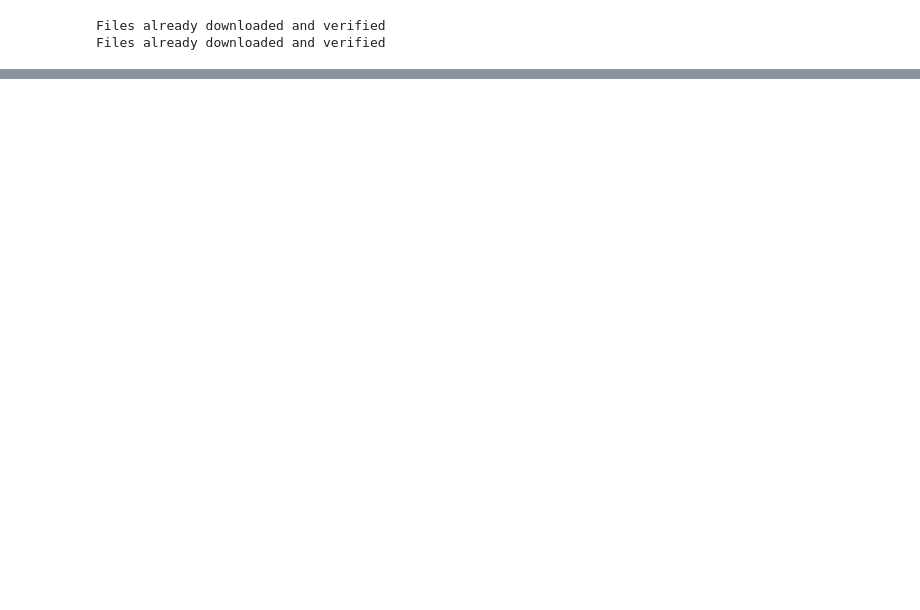
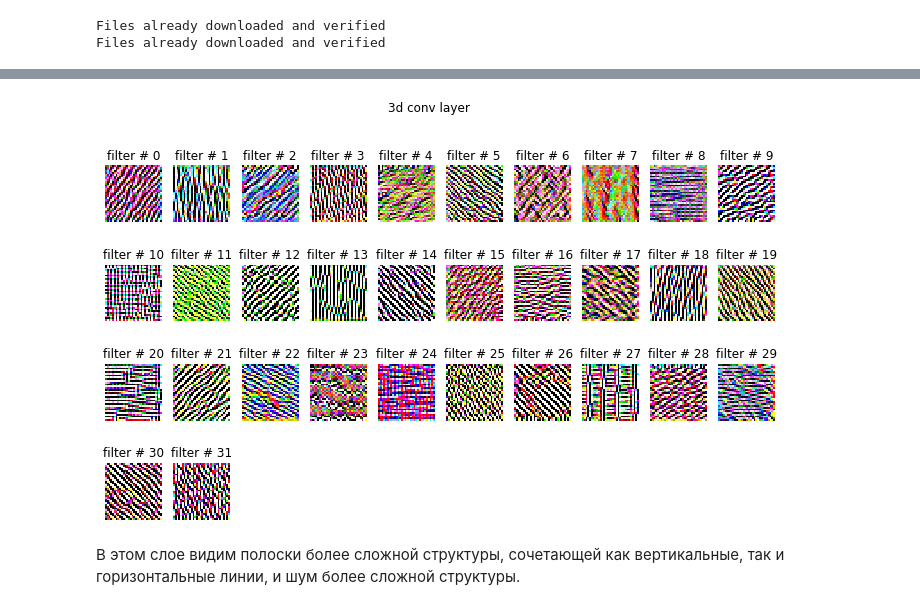
Before and after one commit to atercygnus/Otus-DeepLearningEngeneer, a Jupyter notebook: lesson11/CNN.ipynb, the cells around one changed output, grey strips where cells are left out. Cells and saved outputs as stored; diff of their text form; code cells hidden in the pictures; blank space fills up the shorter version.

```diff
--- a/lesson11/CNN.ipynb
+++ b/lesson11/CNN.ipynb
@@ -275,0 +254,15 @@ Wall time: 2min 49s
+# %%
+# Получим картинки, максимизирующие активации фильтров третьего свёрточного слоя (32 фильтра)
+max_images_2_1 = get_max_images(model.conv2_1, 32)
+
+f = plt.figure(figsize=(12, 7))
+f.suptitle('3d conv layer')
+for i in range(32):
+    f.add_subplot(np.ceil(len(max_images_2_1)/10), 10, i+1)
+    plt.imshow(max_images_2_1[i]/2+.5)
+    plt.axis('off')
+    plt.title('filter # %d' % i)
+# %% [output]
+[figure, added]
+# %% [markdown]
+В этом слое видим полоски более сложной структуры, сочетающей как вертикальные, так и горизонтальные линии, и шум более сложной структуры.
```
Also changed, not shown: parts of 49 cells of this notebook.
